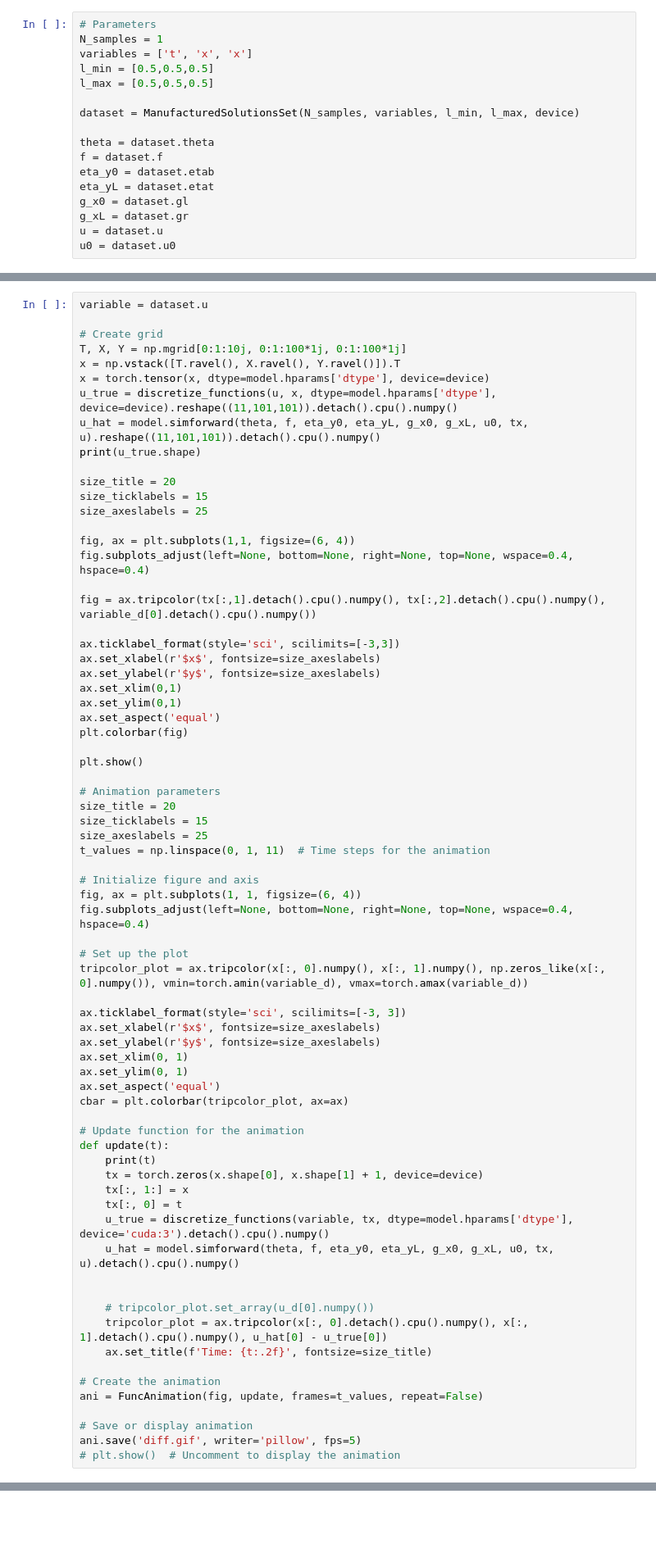
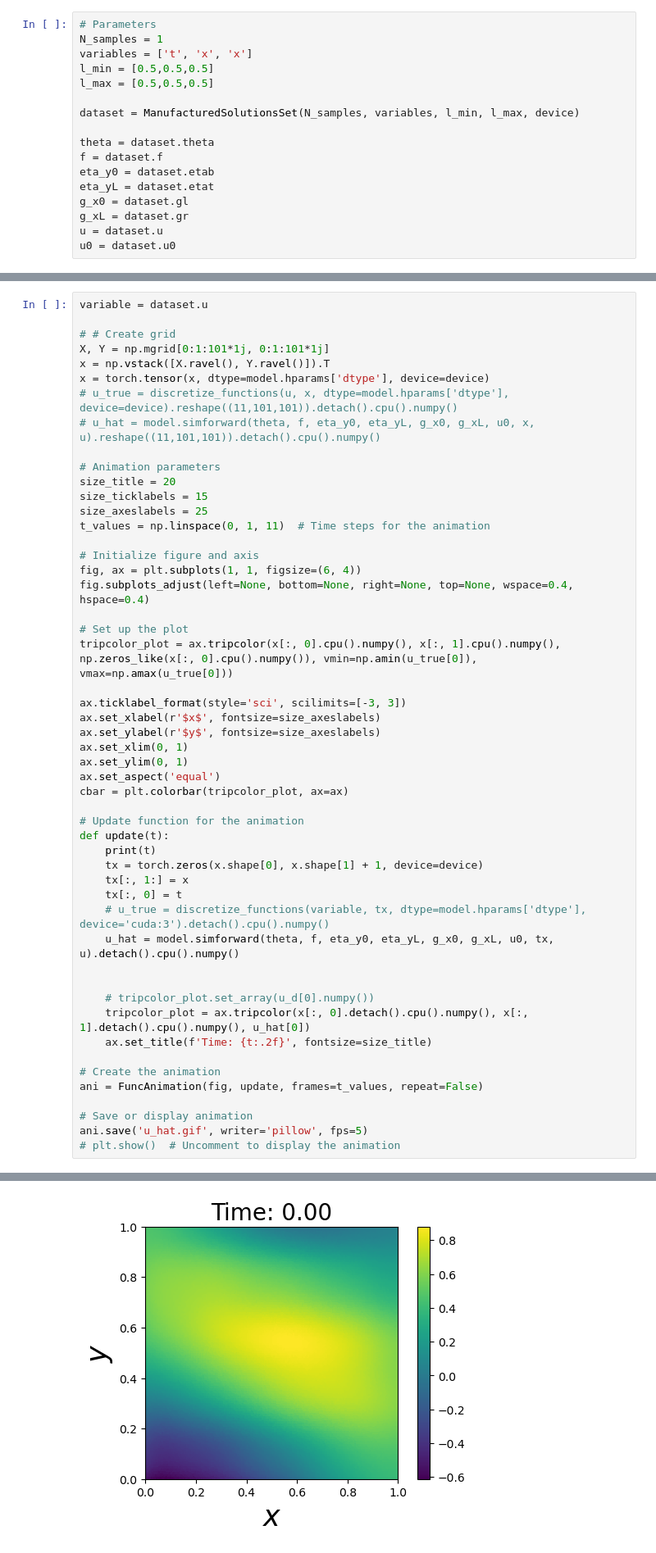
Before and after one commit to JoostHMPrins/ngo, a Jupyter notebook: analysisnotebooks/animations.ipynb, the cells around one changed output, grey strips where cells are left out. Shown at 82% size. Cells and saved outputs as stored; diff of their text form; blank space fills up the shorter version.

```diff
--- a/analysisnotebooks/animations.ipynb
+++ b/analysisnotebooks/animations.ipynb
@@ -91,32 +84,12 @@ plt.show()
 # %%
 variable = dataset.u
 
-# Create grid
-T, X, Y = np.mgrid[0:1:10j, 0:1:100*1j, 0:1:100*1j]
-x = np.vstack([T.ravel(), X.ravel(), Y.ravel()]).T
+# # Create grid
+X, Y = np.mgrid[0:1:101*1j, 0:1:101*1j]
+x = np.vstack([X.ravel(), Y.ravel()]).T
 x = torch.tensor(x, dtype=model.hparams['dtype'], device=device)
-u_true = discretize_functions(u, x, dtype=model.hparams['dtype'], device=device).reshape((11,101,101)).detach().cpu().numpy()
-u_hat = model.simforward(theta, f, eta_y0, eta_yL, g_x0, g_xL, u0, tx, u).reshape((11,101,101)).detach().cpu().numpy()
-print(u_true.shape)
-
-size_title = 20
-size_ticklabels = 15
-size_axeslabels = 25
-
-fig, ax = plt.subplots(1,1, figsize=(6, 4))
-fig.subplots_adjust(left=None, bottom=None, right=None, top=None, wspace=0.4, hspace=0.4)
-
-fig = ax.tripcolor(tx[:,1].detach().cpu().numpy(), tx[:,2].detach().cpu().numpy(), variable_d[0].detach().cpu().numpy())
-
-ax.ticklabel_format(style='sci', scilimits=[-3,3])
-ax.set_xlabel(r'$x$', fontsize=size_axeslabels)
-ax.set_ylabel(r'$y$', fontsize=size_axeslabels)
-ax.set_xlim(0,1)
-ax.set_ylim(0,1)
-ax.set_aspect('equal')
-plt.colorbar(fig)
-
-plt.show()
+# u_true = discretize_functions(u, x, dtype=model.hparams['dtype'], device=device).reshape((11,101,101)).detach().cpu().numpy()
+# u_hat = model.simforward(theta, f, eta_y0, eta_yL, g_x0, g_xL, u0, x, u).reshape((11,101,101)).detach().cpu().numpy()
 
 # Animation parameters
 size_title = 20
@@ -129,7 +102,7 @@ fig, ax = plt.subplots(1, 1, figsize=(6, 4))
 fig.subplots_adjust(left=None, bottom=None, right=None, top=None, wspace=0.4, hspace=0.4)
 
 # Set up the plot
-tripcolor_plot = ax.tripcolor(x[:, 0].numpy(), x[:, 1].numpy(), np.zeros_like(x[:, 0].numpy()), vmin=torch.amin(variable_d), vmax=torch.amax(variable_d))
+tripcolor_plot = ax.tripcolor(x[:, 0].cpu().numpy(), x[:, 1].cpu().numpy(), np.zeros_like(x[:, 0].cpu().numpy()), vmin=np.amin(u_true[0]), vmax=np.amax(u_true[0]))
 
 ax.ticklabel_format(style='sci', scilimits=[-3, 3])
 ax.set_xlabel(r'$x$', fontsize=size_axeslabels)
@@ -145,18 +118,18 @@ def update(t):
     tx = torch.zeros(x.shape[0], x.shape[1] + 1, device=device)
     tx[:, 1:] = x
     tx[:, 0] = t
-    u_true = discretize_functions(variable, tx, dtype=model.hparams['dtype'], device='cuda:3').detach().cpu().numpy()
+    # u_true = discretize_functions(variable, tx, dtype=model.hparams['dtype'], device='cuda:3').detach().cpu().numpy()
     u_hat = model.simforward(theta, f, eta_y0, eta_yL, g_x0, g_xL, u0, tx, u).detach().cpu().numpy()
 
 
     # tripcolor_plot.set_array(u_d[0].numpy())
-    tripcolor_plot = ax.tripcolor(x[:, 0].detach().cpu().numpy(), x[:, 1].detach().cpu().numpy(), u_hat[0] - u_true[0])
+    tripcolor_plot = ax.tripcolor(x[:, 0].detach().cpu().numpy(), x[:, 1].detach().cpu().numpy(), u_hat[0])
     ax.set_title(f'Time: {t:.2f}', fontsize=size_title)
 
 # Create the animation
 ani = FuncAnimation(fig, update, frames=t_values, repeat=False)
 
 # Save or display animation
-ani.save('diff.gif', writer='pillow', fps=5)
+ani.save('u_hat.gif', writer='pillow', fps=5)
 # plt.show()  # Uncomment to display the animation
 # %% [output]
@@ -165,0 +176 @@ Error:
+[figure, added]
```
Also changed, not shown: parts of 8 cells of this notebook, 5 other files.
